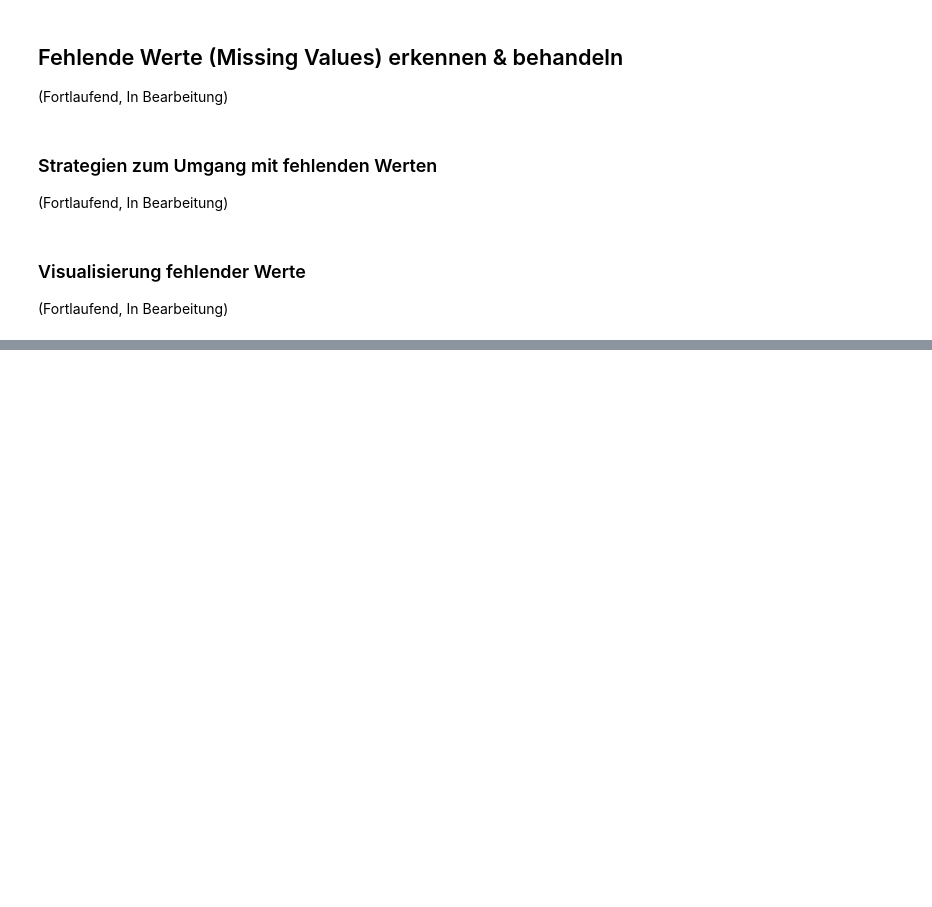
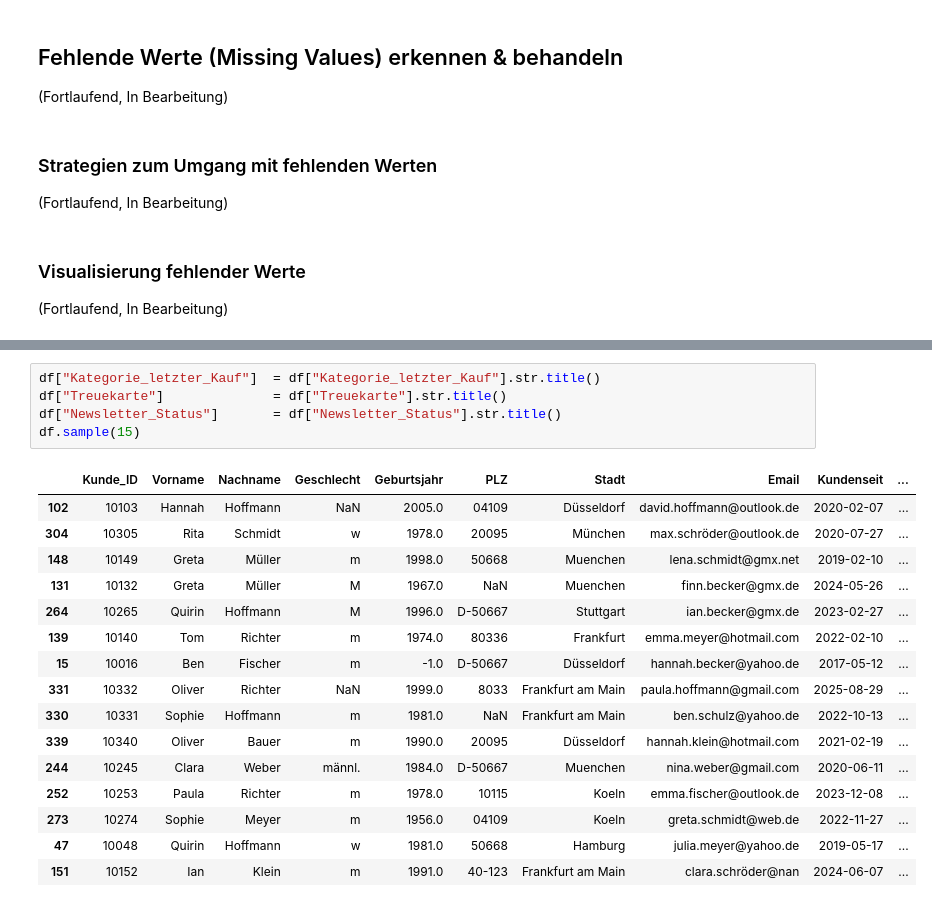
Before and after one commit to EikeSuemper/Meine-Lernreise-Aktuariat-QuantFinance, a Jupyter notebook: 01_Grundlagen/Python/Datenbereinigung.ipynb, the cells around one changed output, grey strips where cells are left out. Saved outputs shown, nothing was run; the diff lists cells and outputs as text; blank space fills up the shorter version.

```diff
--- a/01_Grundlagen/Python/Datenbereinigung.ipynb
+++ b/01_Grundlagen/Python/Datenbereinigung.ipynb
@@ -148,0 +215,22 @@ display(cat_summary)
+# %%
+df["Kategorie_letzter_Kauf"]  = df["Kategorie_letzter_Kauf"].str.title()
+df["Treuekarte"]              = df["Treuekarte"].str.title()
+df["Newsletter_Status"]       = df["Newsletter_Status"].str.title()
+df.sample(15)
+# %% [output]
+|  | Kunde_ID | Vorname | Nachname | Geschlecht | Geburtsjahr | PLZ | Stadt | Email | Kundenseit | ... |
+| 102 | 10103 | Hannah | Hoffmann | NaN | 2005.0 | 04109 | Düsseldorf | david.hoffmann@outlook.de | 2020-02-07 | ... |
+| 304 | 10305 | Rita | Schmidt | w | 1978.0 | 20095 | München | max.schröder@outlook.de | 2020-07-27 | ... |
+| 148 | 10149 | Greta | Müller | m | 1998.0 | 50668 | Muenchen | lena.schmidt@gmx.net | 2019-02-10 | ... |
+| 131 | 10132 | Greta | Müller | M | 1967.0 | NaN | Muenchen | finn.becker@gmx.de | 2024-05-26 | ... |
+| 264 | 10265 | Quirin | Hoffmann | M | 1996.0 | D-50667 | Stuttgart | ian.becker@gmx.de | 2023-02-27 | ... |
+| 139 | 10140 | Tom | Richter | m | 1974.0 | 80336 | Frankfurt | emma.meyer@hotmail.com | 2022-02-10 | ... |
+| 15 | 10016 | Ben | Fischer | m | -1.0 | D-50667 | Düsseldorf | hannah.becker@yahoo.de | 2017-05-12 | ... |
+| 331 | 10332 | Oliver | Richter | NaN | 1999.0 | 8033 | Frankfurt am Main | paula.hoffmann@gmail.com | 2025-08-29 | ... |
+| 330 | 10331 | Sophie | Hoffmann | m | 1981.0 | NaN | Frankfurt am Main | ben.schulz@yahoo.de | 2022-10-13 | ... |
+| 339 | 10340 | Oliver | Bauer | m | 1990.0 | 20095 | Düsseldorf | hannah.klein@hotmail.com | 2021-02-19 | ... |
+| 244 | 10245 | Clara | Weber | männl. | 1984.0 | D-50667 | Muenchen | nina.weber@gmail.com | 2020-06-11 | ... |
+| 252 | 10253 | Paula | Richter | m | 1978.0 | 10115 | Koeln | emma.fischer@outlook.de | 2023-12-08 | ... |
+| 273 | 10274 | Sophie | Meyer | m | 1956.0 | 04109 | Koeln | greta.schmidt@web.de | 2022-11-27 | ... |
+| 47 | 10048 | Quirin | Hoffmann | w | 1981.0 | 50668 | Hamburg | julia.meyer@yahoo.de | 2019-05-17 | ... |
+| 151 | 10152 | Ian | Klein | m | 1991.0 | 40-123 | Frankfurt am Main | clara.schröder@nan | 2024-06-07 | ... |
```
Also changed, not shown: parts of 12 cells of this notebook.
